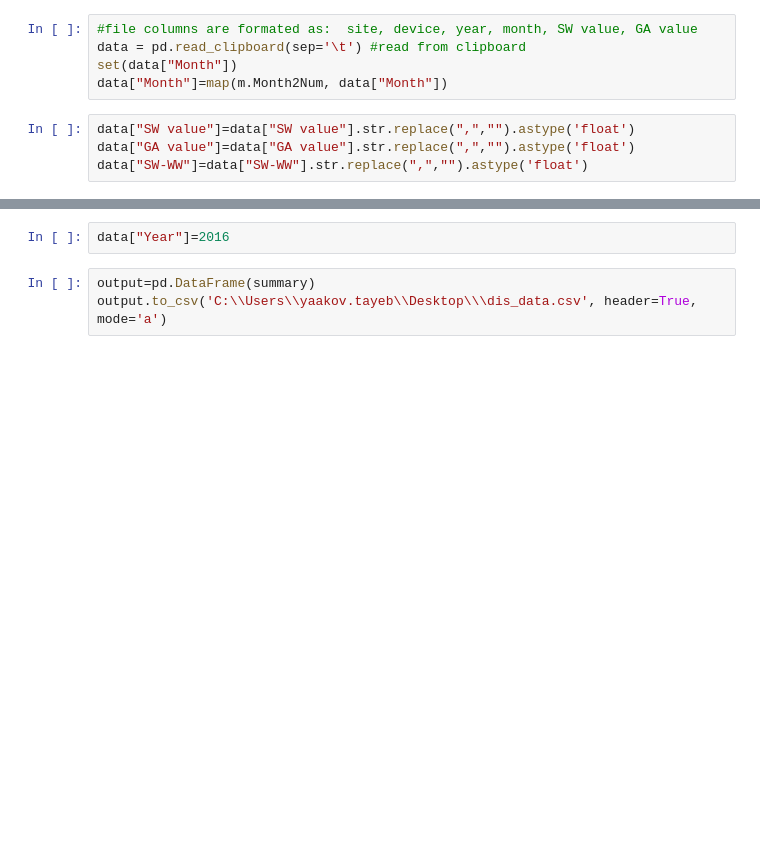
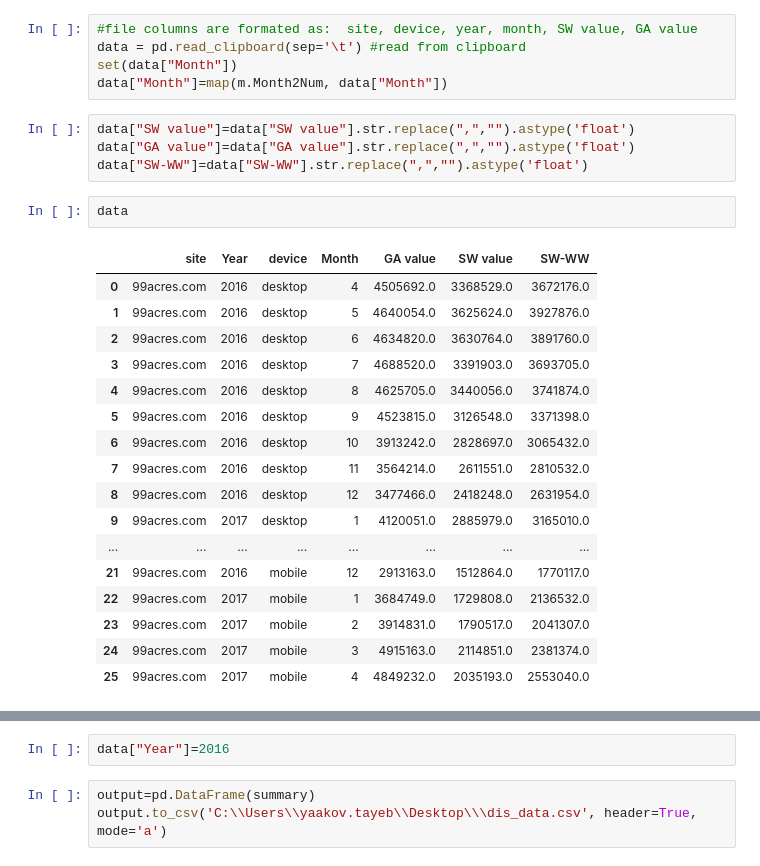
Before and after one commit to yaakovtayeb/machine.learning, a Jupyter notebook: Tools/auto_discrepancies_plotting.ipynb, the cells around one changed output, grey strips where cells are left out. Drawn from its saved outputs; the diff is of its cells as text; blank space fills up the shorter version.

```diff
--- a/Tools/auto_discrepancies_plotting.ipynb
+++ b/Tools/auto_discrepancies_plotting.ipynb
@@ -17,6 +17,26 @@ data["Month"]=map(m.Month2Num, data["Month"])
 data["SW value"]=data["SW value"].str.replace(",","").astype('float')
 data["GA value"]=data["GA value"].str.replace(",","").astype('float')
 data["SW-WW"]=data["SW-WW"].str.replace(",","").astype('float')
+# %%
+data
+# %% [output]
+|  | site | Year | device | Month | GA value | SW value | SW-WW |
+| 0 | 99acres.com | 2016 | desktop | 4 | 4505692.0 | 3368529.0 | 3672176.0 |
+| 1 | 99acres.com | 2016 | desktop | 5 | 4640054.0 | 3625624.0 | 3927876.0 |
+| 2 | 99acres.com | 2016 | desktop | 6 | 4634820.0 | 3630764.0 | 3891760.0 |
+| 3 | 99acres.com | 2016 | desktop | 7 | 4688520.0 | 3391903.0 | 3693705.0 |
+| 4 | 99acres.com | 2016 | desktop | 8 | 4625705.0 | 3440056.0 | 3741874.0 |
+| 5 | 99acres.com | 2016 | desktop | 9 | 4523815.0 | 3126548.0 | 3371398.0 |
+| 6 | 99acres.com | 2016 | desktop | 10 | 3913242.0 | 2828697.0 | 3065432.0 |
+| 7 | 99acres.com | 2016 | desktop | 11 | 3564214.0 | 2611551.0 | 2810532.0 |
+| 8 | 99acres.com | 2016 | desktop | 12 | 3477466.0 | 2418248.0 | 2631954.0 |
+| 9 | 99acres.com | 2017 | desktop | 1 | 4120051.0 | 2885979.0 | 3165010.0 |
+| ... | ... | ... | ... | ... | ... | ... | ... |
+| 21 | 99acres.com | 2016 | mobile | 12 | 2913163.0 | 1512864.0 | 1770117.0 |
+| 22 | 99acres.com | 2017 | mobile | 1 | 3684749.0 | 1729808.0 | 2136532.0 |
+| 23 | 99acres.com | 2017 | mobile | 2 | 3914831.0 | 1790517.0 | 2041307.0 |
+| 24 | 99acres.com | 2017 | mobile | 3 | 4915163.0 | 2114851.0 | 2381374.0 |
+| 25 | 99acres.com | 2017 | mobile | 4 | 4849232.0 | 2035193.0 | 2553040.0 |
 # %%
 saveit=False
 summary=list()
```
Also changed, not shown: parts of 2 cells of this notebook, 20 other files.
